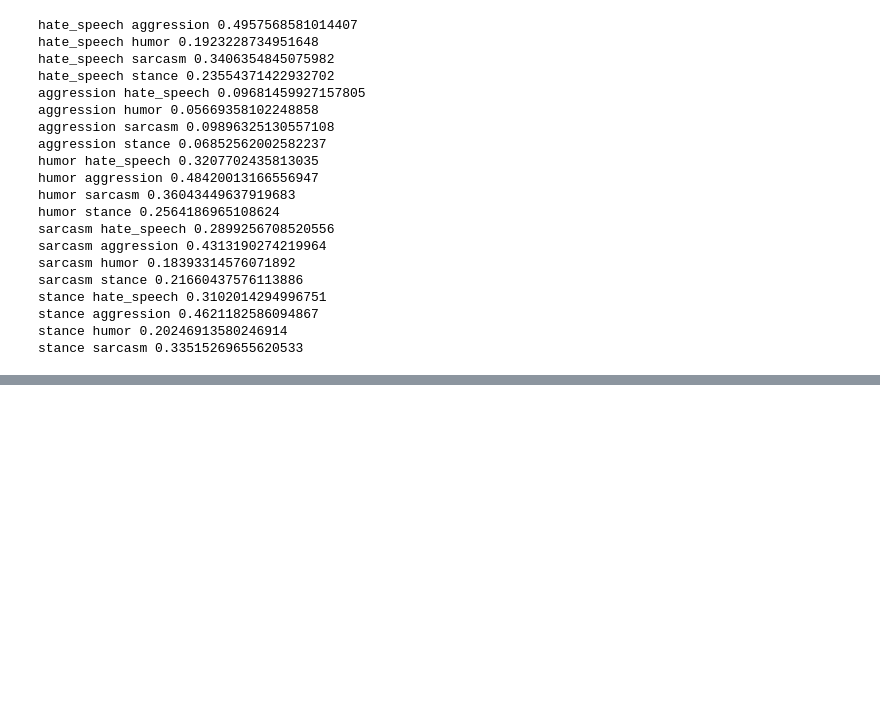
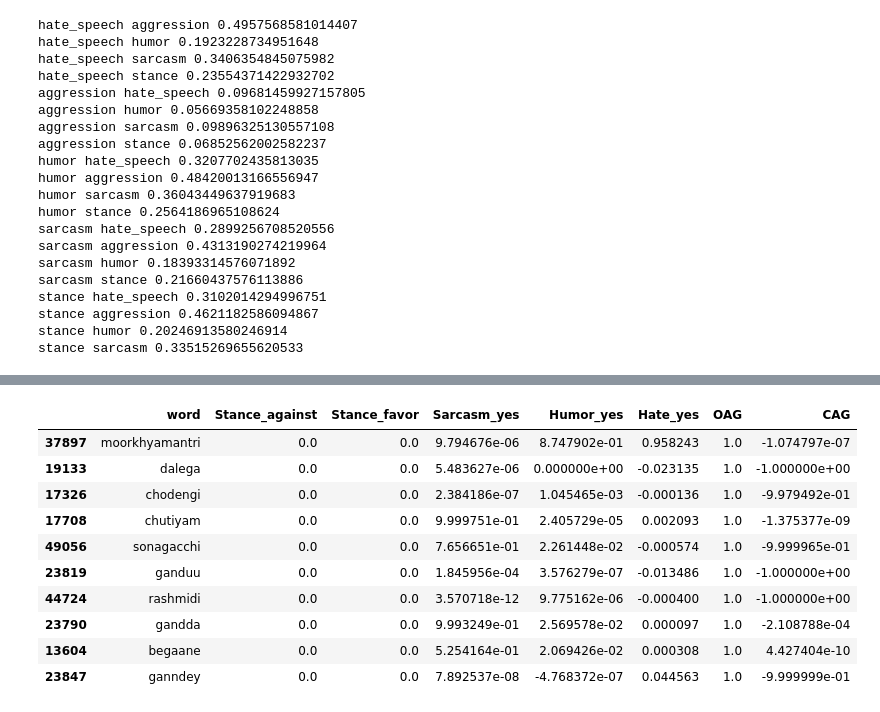
Before and after one commit to victor7246/Hinglish_Hate_Detection, a Jupyter notebook: notebooks/descriptive_study.ipynb, the cells around one changed output, grey strips where cells are left out. Cells and saved outputs as stored; diff of their text form; code cells hidden in the pictures; blank space fills up the shorter version.

```diff
--- a/notebooks/descriptive_study.ipynb
+++ b/notebooks/descriptive_study.ipynb
@@ -163,0 +864,14 @@ stance sarcasm 0.33515269655620533
+# %%
+words.sort_values(['OAG'],ascending=[False]).head(10)
+# %% [output]
+|  | word | Stance_against | Stance_favor | Sarcasm_yes | Humor_yes | Hate_yes | OAG | CAG |
+| 37897 | moorkhyamantri | 0.0 | 0.0 | 9.794676e-06 | 8.747902e-01 | 0.958243 | 1.0 | -1.074797e-07 |
+| 19133 | dalega | 0.0 | 0.0 | 5.483627e-06 | 0.000000e+00 | -0.023135 | 1.0 | -1.000000e+00 |
+| 17326 | chodengi | 0.0 | 0.0 | 2.384186e-07 | 1.045465e-03 | -0.000136 | 1.0 | -9.979492e-01 |
+| 17708 | chutiyam | 0.0 | 0.0 | 9.999751e-01 | 2.405729e-05 | 0.002093 | 1.0 | -1.375377e-09 |
+| 49056 | sonagacchi | 0.0 | 0.0 | 7.656651e-01 | 2.261448e-02 | -0.000574 | 1.0 | -9.999965e-01 |
+| 23819 | ganduu | 0.0 | 0.0 | 1.845956e-04 | 3.576279e-07 | -0.013486 | 1.0 | -1.000000e+00 |
+| 44724 | rashmidi | 0.0 | 0.0 | 3.570718e-12 | 9.775162e-06 | -0.000400 | 1.0 | -1.000000e+00 |
+| 23790 | gandda | 0.0 | 0.0 | 9.993249e-01 | 2.569578e-02 | 0.000097 | 1.0 | -2.108788e-04 |
+| 13604 | begaane | 0.0 | 0.0 | 5.254164e-01 | 2.069426e-02 | 0.000308 | 1.0 | 4.427404e-10 |
+| 23847 | ganndey | 0.0 | 0.0 | 7.892537e-08 | -4.768372e-07 | 0.044563 | 1.0 | -9.999999e-01 |
```
Also changed, not shown: parts of 88 cells of this notebook, 38 other files.
